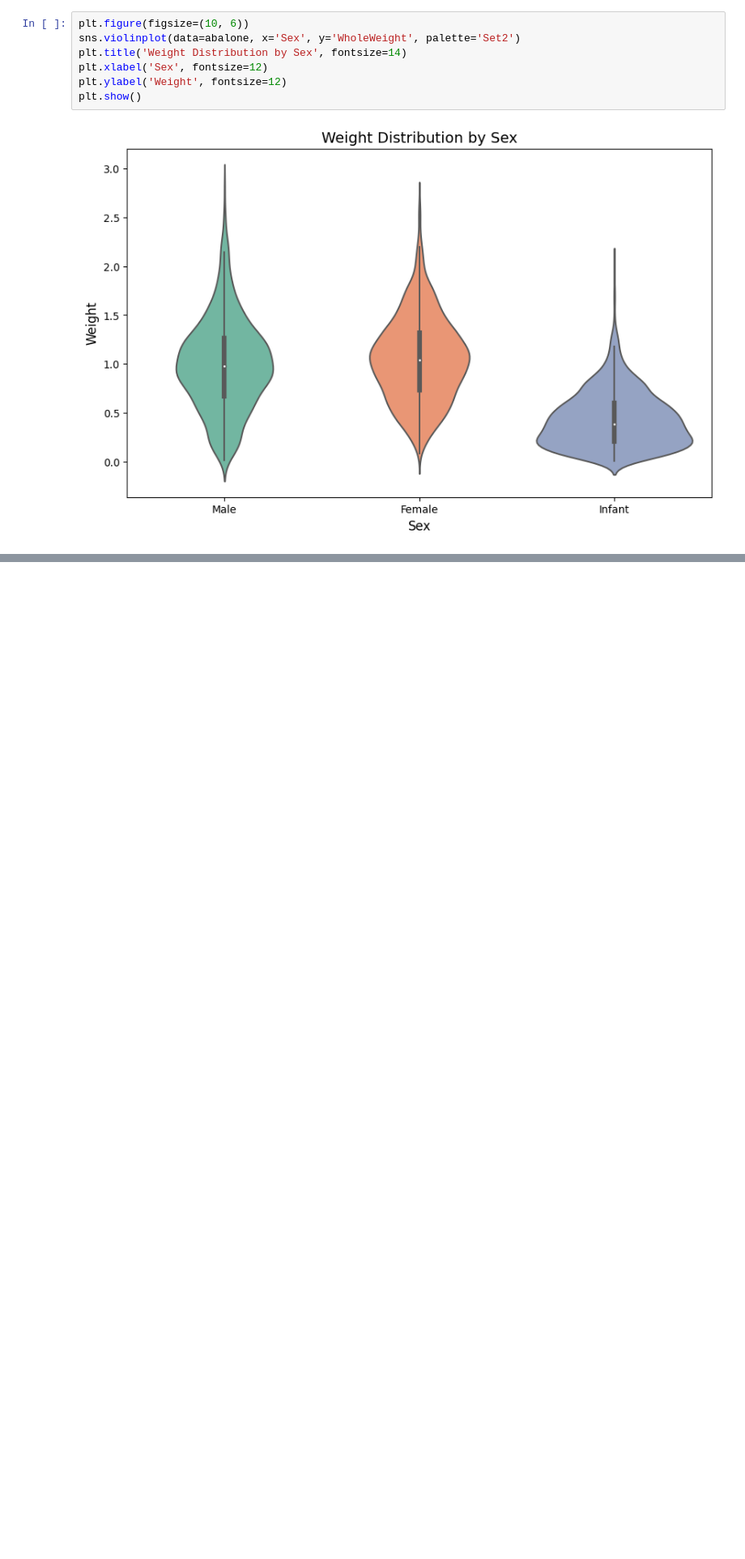
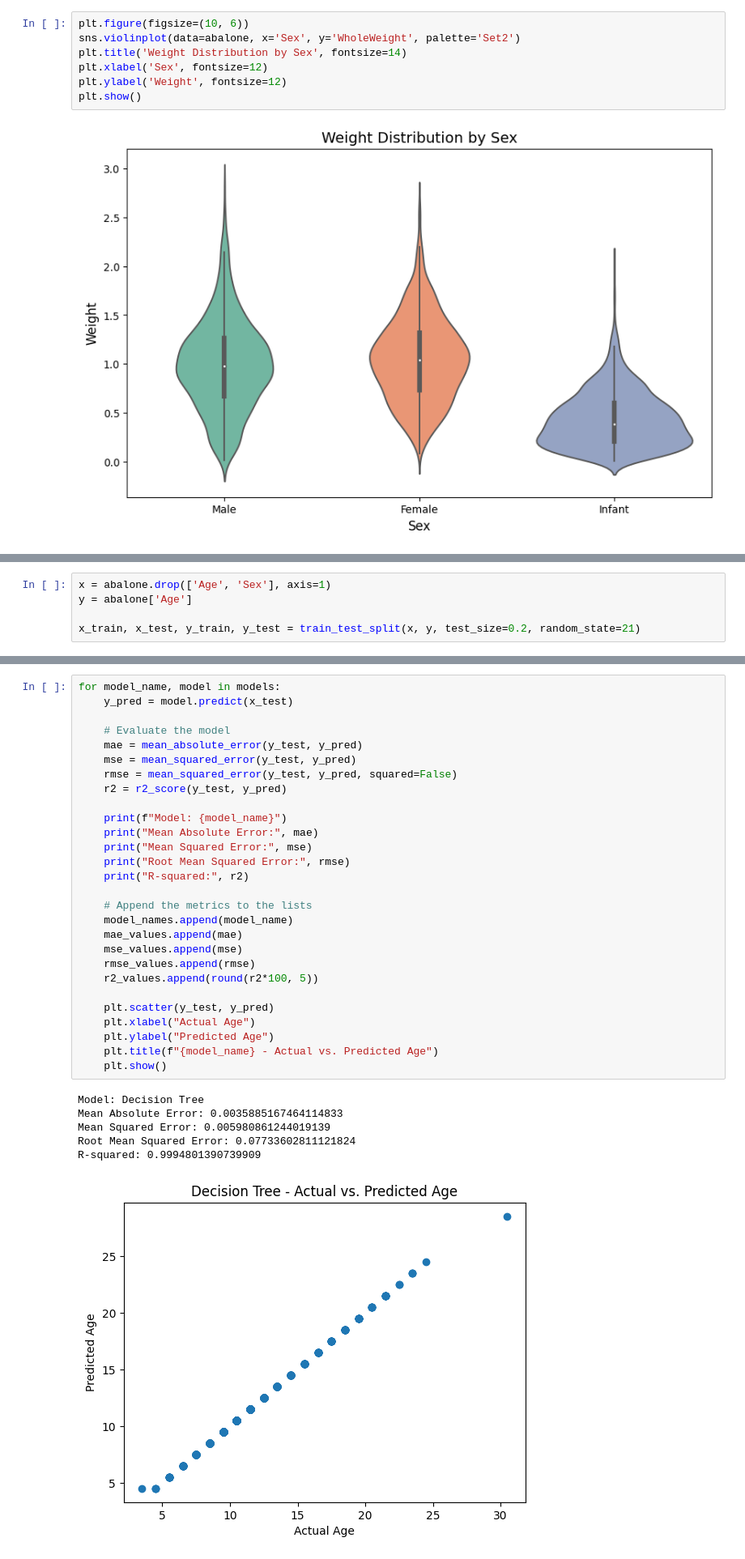
Before and after one commit to hmantovani/hmantovani, a Jupyter notebook: abalone-EN/abalone-eda.ipynb, the cells around one changed output, grey strips where cells are left out. Shown at 81% size. Cells and saved outputs as stored; diff of their text form; blank space fills up the shorter version.

```diff
--- a/abalone-EN/abalone-eda.ipynb
+++ b/abalone-EN/abalone-eda.ipynb
@@ -323,0 +324,5 @@ plt.show()
+# %%
+x = abalone.drop(['Age', 'Sex'], axis=1)
+y = abalone['Age']
+
+x_train, x_test, y_train, y_test = train_test_split(x, y, test_size=0.2, random_state=21)
@@ -323,0 +360,35 @@ plt.show()
+# %%
+for model_name, model in models:
+    y_pred = model.predict(x_test)
+
+    # Evaluate the model
+    mae = mean_absolute_error(y_test, y_pred)
+    mse = mean_squared_error(y_test, y_pred)
+    rmse = mean_squared_error(y_test, y_pred, squared=False)
+    r2 = r2_score(y_test, y_pred)
+
+    print(f"Model: {model_name}")
+    print("Mean Absolute Error:", mae)
+    print("Mean Squared Error:", mse)
+    print("Root Mean Squared Error:", rmse)
+    print("R-squared:", r2)
+
+    # Append the metrics to the lists
+    model_names.append(model_name)
+    mae_values.append(mae)
+    mse_values.append(mse)
+    rmse_values.append(rmse)
+    r2_values.append(round(r2*100, 5))
+
+    plt.scatter(y_test, y_pred)
+    plt.xlabel("Actual Age")
+    plt.ylabel("Predicted Age")
+    plt.title(f"{model_name} - Actual vs. Predicted Age")
+    plt.show()
+# %% [output]
+Model: Decision Tree
+Mean Absolute Error: 0.0035885167464114833
+Mean Squared Error: 0.005980861244019139
+Root Mean Squared Error: 0.07733602811121824
+R-squared: 0.9994801390739909
+[figure, added]
```
Also changed, not shown: parts of 18 cells of this notebook.
